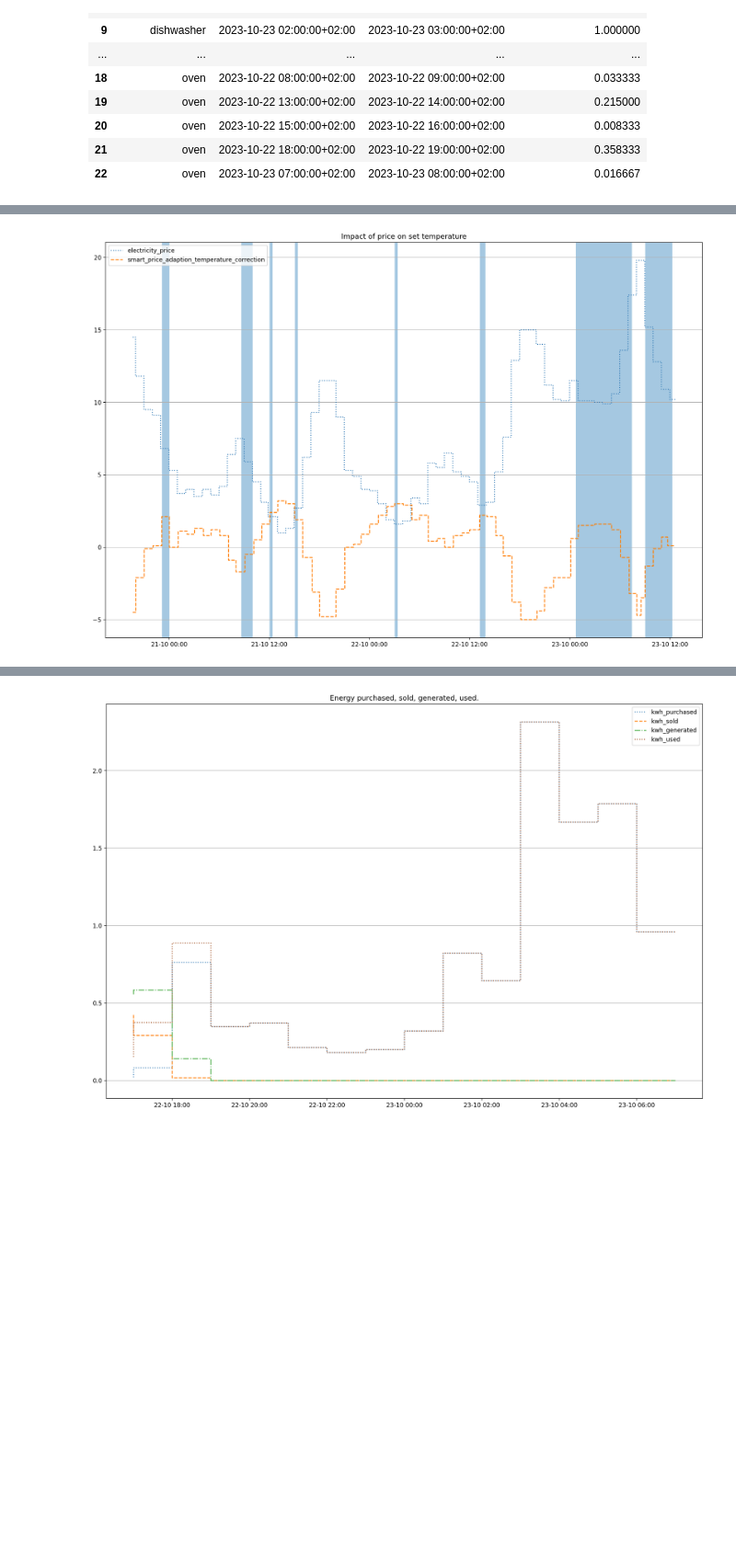
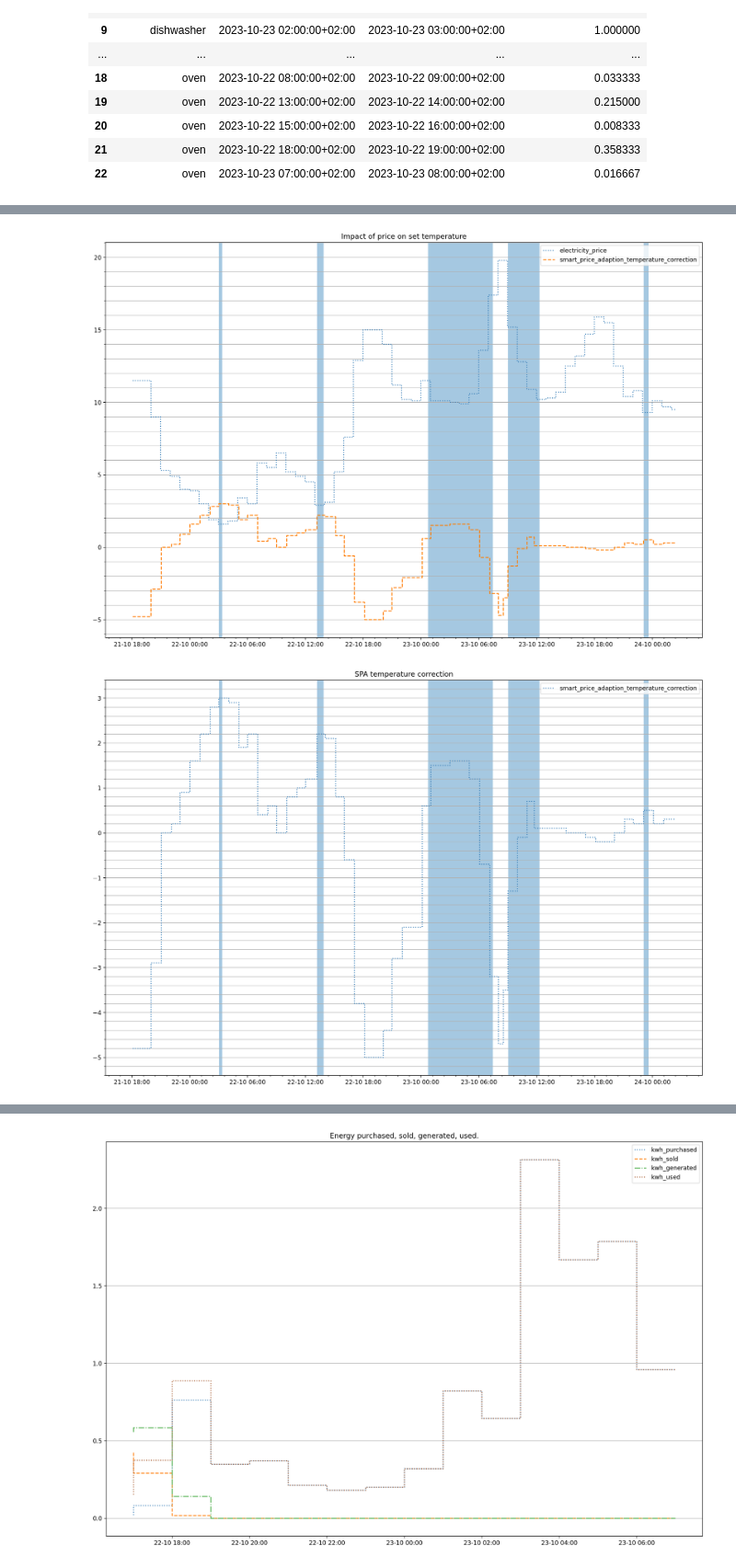
Before and after one commit to bas-vonk/enlighted, a Jupyter notebook: analytics.ipynb, the cells around one changed output, grey strips where cells are left out. Shown at 92% size. Cells and saved outputs as stored; diff of their text form; code cells hidden in the pictures; blank space fills up the shorter version.

```diff
--- a/analytics.ipynb
+++ b/analytics.ipynb
@@ -127,7 +127,7 @@ def get_latest_data() -> pd.DataFrame:
 
     engine = create_engine(f"postgresql+psycopg2://{environ['DB_USERNAME']}:{environ['DB_PASSWORD']}@192.168.2.37:5432/nibe", pool_recycle=3600);
     with engine.connect() as conn:
-        df = pd.read_sql("SELECT * from data", conn);
+        df = pd.read_sql("SELECT * from data WHERE to_timestamp(datetime_stored) > NOW() - INTERVAL '72 HOURS'", conn);
 
     df['datetime_stored'] = pd.to_datetime(df['datetime_stored'],unit='s', utc=True).dt.floor('S').map(lambda x: x.tz_convert('Europe/Amsterdam')).round('min')
 
@@ -169,7 +169,8 @@ def create_plot(df, title, parameters_to_plot, parameter_for_section_highlight=N
         plt.plot(df[x_axis_key], df[parameter_to_plot], label=parameter_to_plot, color=colors.pop(0), linewidth=1.5, linestyle=linestyles.pop(0), drawstyle='steps-pre')
 
     ax.legend()
-    ax.grid(axis='y')
+    ax.grid(axis='y', which='both')
+    ax.minorticks_on()
 
     plt.title(title)
     plt.show()
@@ -232,8 +233,10 @@ create_plot(df, 'Degree Minutes during compressor activity.', ['degree_minutes',
 # %%
 # Create the Degree Minutes plot
 create_plot(df, 'Impact of price on set temperature', ['electricity_price', 'smart_price_adaption_temperature_correction'], 'compressor_is_running')
+create_plot(df, 'SPA temperature correction', ['smart_price_adaption_temperature_correction'], 'compressor_is_running')
 # %% [output]
-[figure, old version]
+[figure, new version]
+[figure, added]
 # %%
 # Enphase Envoy
 
```
Also changed, not shown: parts of 4 cells of this notebook, 2 other files.
